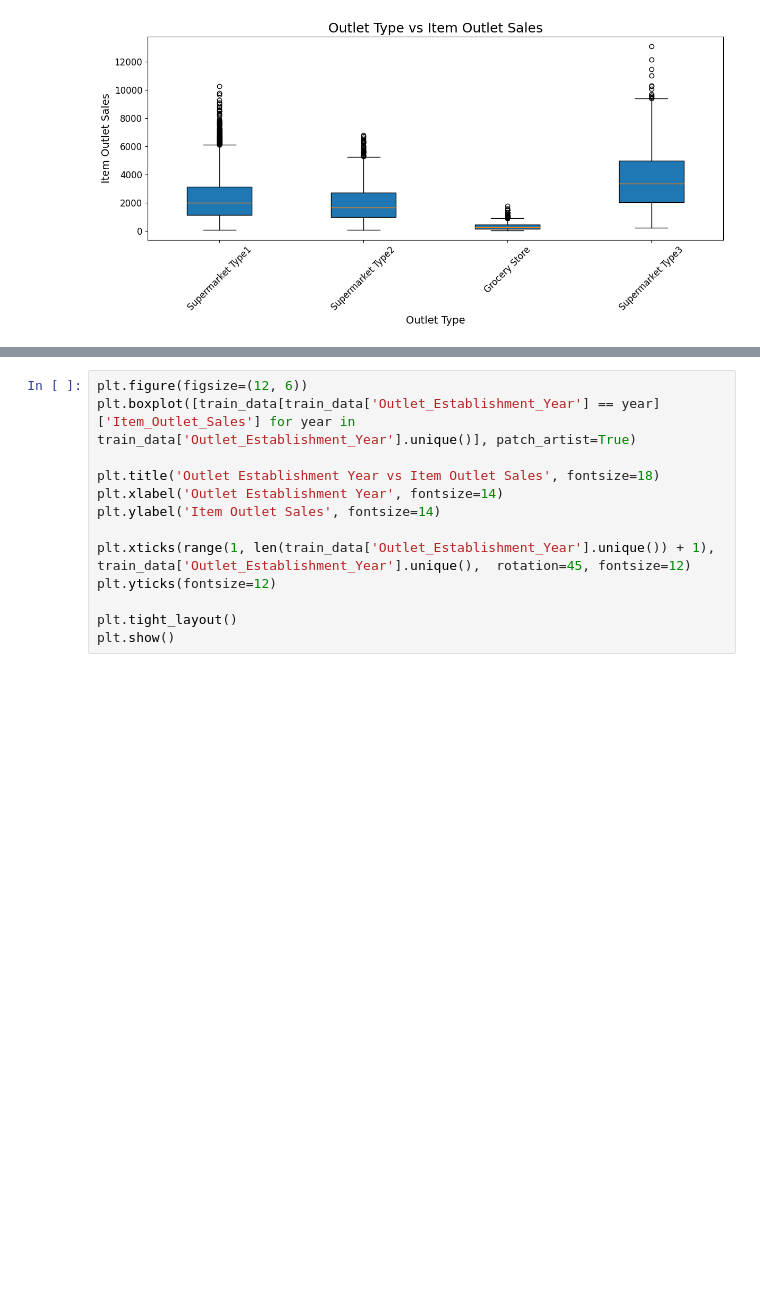
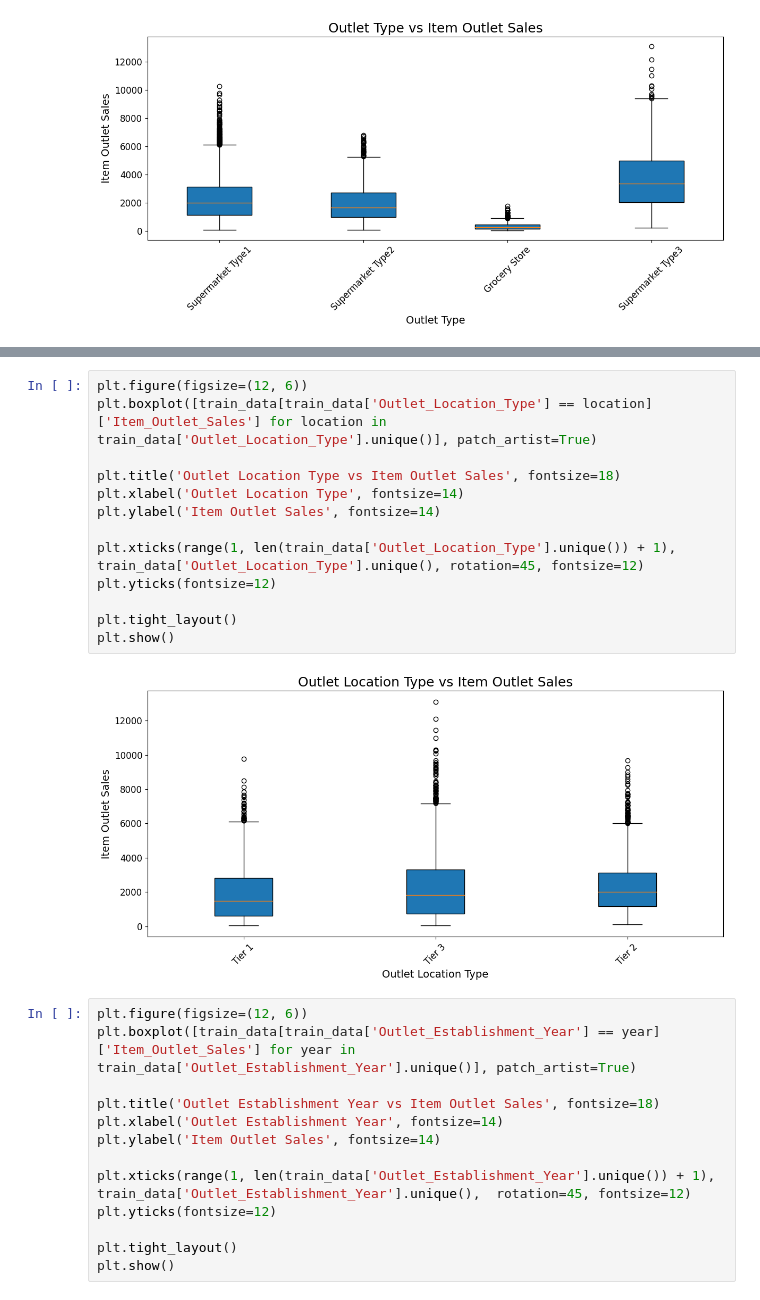
Before and after one commit to AromaDsouza/BigMart_Sales_Prediction, a Jupyter notebook: BigMart_Sales_Prediction.ipynb, the cells around one changed output, grey strips where cells are left out. Saved outputs shown, nothing was run; the diff lists cells and outputs as text; blank space fills up the shorter version.

```diff
--- a/BigMart_Sales_Prediction.ipynb
+++ b/BigMart_Sales_Prediction.ipynb
@@ -317,3 +317,18 @@ plt.show()
+# %%
+plt.figure(figsize=(12, 6))
+plt.boxplot([train_data[train_data['Outlet_Location_Type'] == location]['Item_Outlet_Sales'] for location in train_data['Outlet_Location_Type'].unique()], patch_artist=True)
+
+plt.title('Outlet Location Type vs Item Outlet Sales', fontsize=18)
+plt.xlabel('Outlet Location Type', fontsize=14)
+plt.ylabel('Item Outlet Sales', fontsize=14)
+
+plt.xticks(range(1, len(train_data['Outlet_Location_Type'].unique()) + 1), train_data['Outlet_Location_Type'].unique(), rotation=45, fontsize=12)
+plt.yticks(fontsize=12)
+
+plt.tight_layout()
+plt.show()
+# %% [output]
+[figure, added]
 # %%
 plt.figure(figsize=(12, 6))
 plt.boxplot([train_data[train_data['Outlet_Establishment_Year'] == year]['Item_Outlet_Sales'] for year in train_data['Outlet_Establishment_Year'].unique()], patch_artist=True)
```
Also changed, not shown: parts of 5 cells of this notebook.
